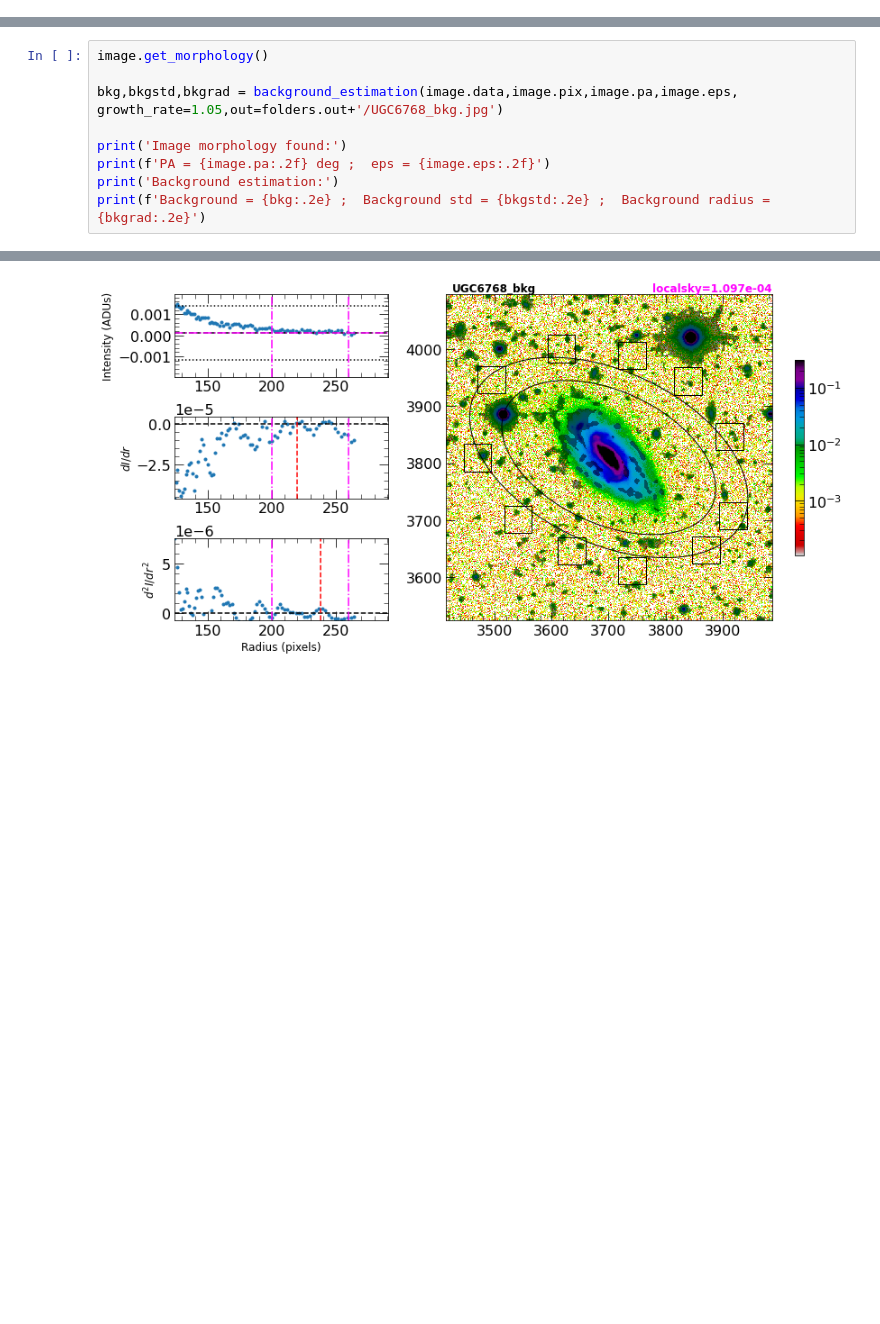
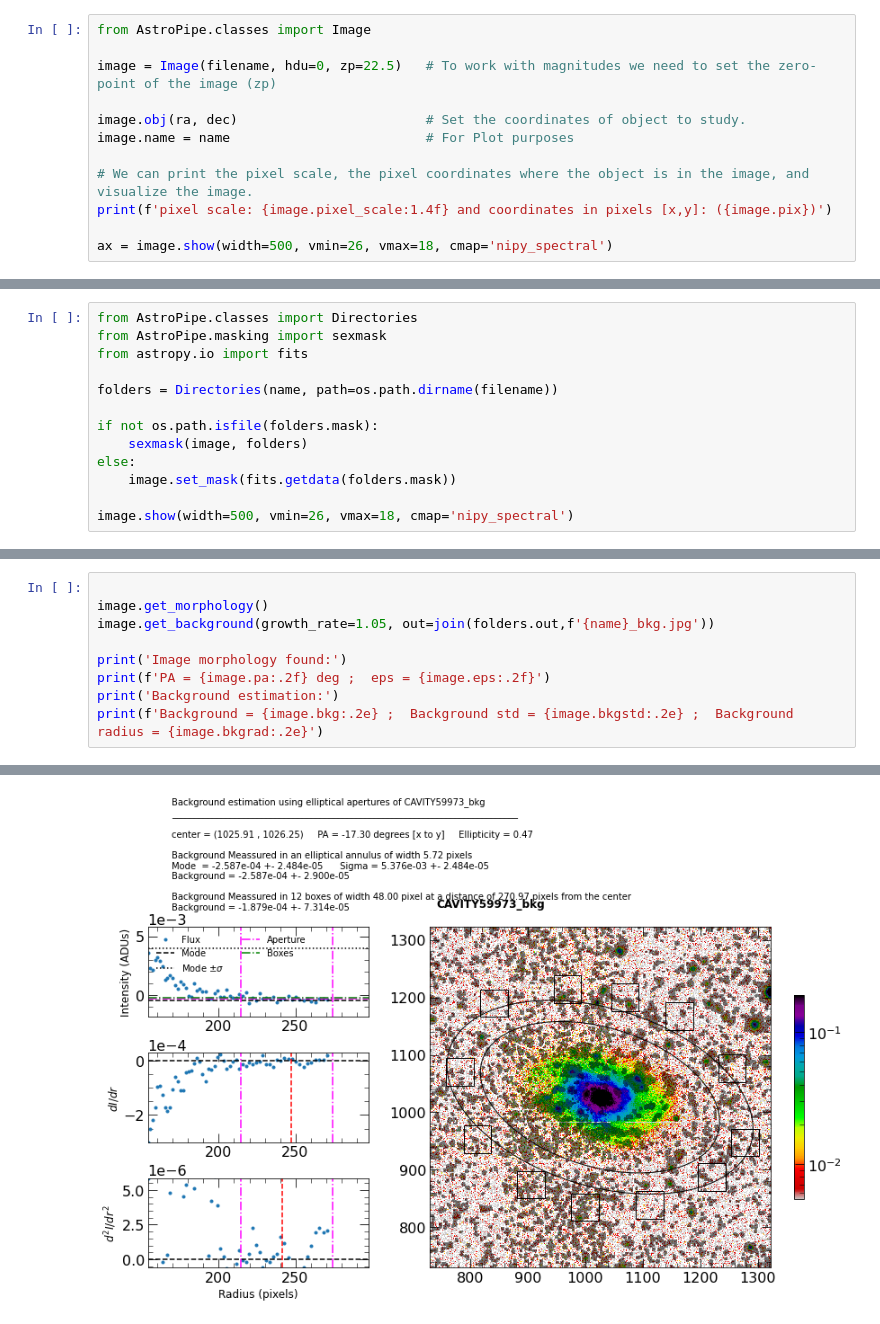
Before and after one commit to PabloMSanAla/AstroPipe, a Jupyter notebook: demos/cavity.ipynb, the cells around one changed output, grey strips where cells are left out. Saved outputs shown, nothing was run; the diff lists cells and outputs as text; blank space fills up the shorter version.

```diff
--- a/demos/cavity.ipynb
+++ b/demos/cavity.ipynb
@@ -61,0 +56,12 @@ b''
+# %%
+from AstroPipe.classes import Image
+
+image = Image(filename, hdu=0, zp=22.5)   # To work with magnitudes we need to set the zero-point of the image (zp)
+
+image.obj(ra, dec)                        # Set the coordinates of object to study.
+image.name = name                         # For Plot purposes
+
+# We can print the pixel scale, the pixel coordinates where the object is in the image, and visualize the image.
+print(f'pixel scale: {image.pixel_scale:1.4f} and coordinates in pixels [x,y]: ({image.pix})')
+
+ax = image.show(width=500, vmin=26, vmax=18, cmap='nipy_spectral')
@@ -61,0 +75,13 @@ b''
+# %%
+from AstroPipe.classes import Directories
+from AstroPipe.masking import sexmask
+from astropy.io import fits
+
+folders = Directories(name, path=os.path.dirname(filename))
+
+if not os.path.isfile(folders.mask):
+    sexmask(image, folders)
+else:
+    image.set_mask(fits.getdata(folders.mask))
+
+image.show(width=500, vmin=26, vmax=18, cmap='nipy_spectral')
@@ -62,11 +110,11 @@ b''
 # %%
+
 image.get_morphology()
-
-bkg,bkgstd,bkgrad = background_estimation(image.data,image.pix,image.pa,image.eps, growth_rate=1.05,out=folders.out+'/UGC6768_bkg.jpg')
+image.get_background(growth_rate=1.05, out=join(folders.out,f'{name}_bkg.jpg'))
 
 print('Image morphology found:')
 print(f'PA = {image.pa:.2f} deg ;  eps = {image.eps:.2f}')
 print('Background estimation:')
-print(f'Background = {bkg:.2e} ;  Background std = {bkgstd:.2e} ;  Background radius = {bkgrad:.2e}')
+print(f'Background = {image.bkg:.2e} ;  Background std = {image.bkgstd:.2e} ;  Background radius = {image.bkgrad:.2e}')
 # %% [output]
 Image morphology found:
@@ -76 +124 @@ Background = 1.10e-04 ;  Background std = 3.06e-05 ;  Background radius = 2.64e+
-[figure, old version]
+[figure, new version]
```
Also changed, not shown: parts of 23 cells of this notebook, 8 other files.
